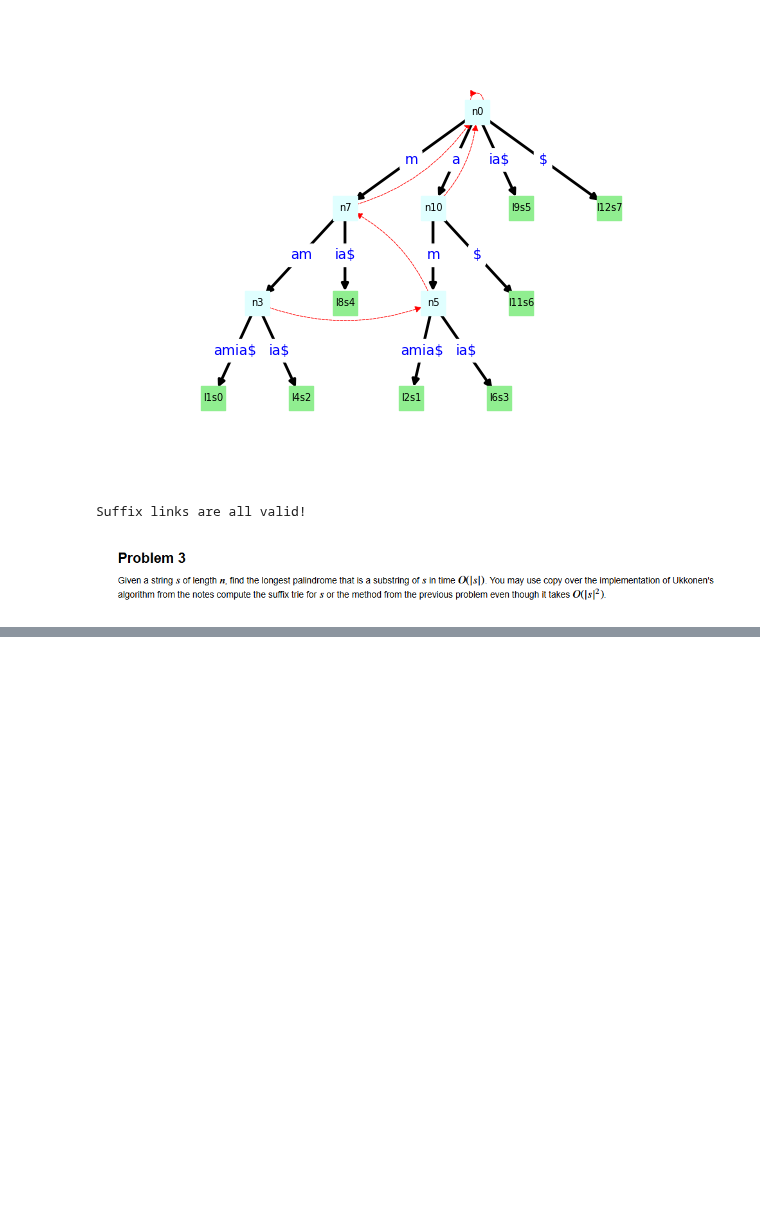
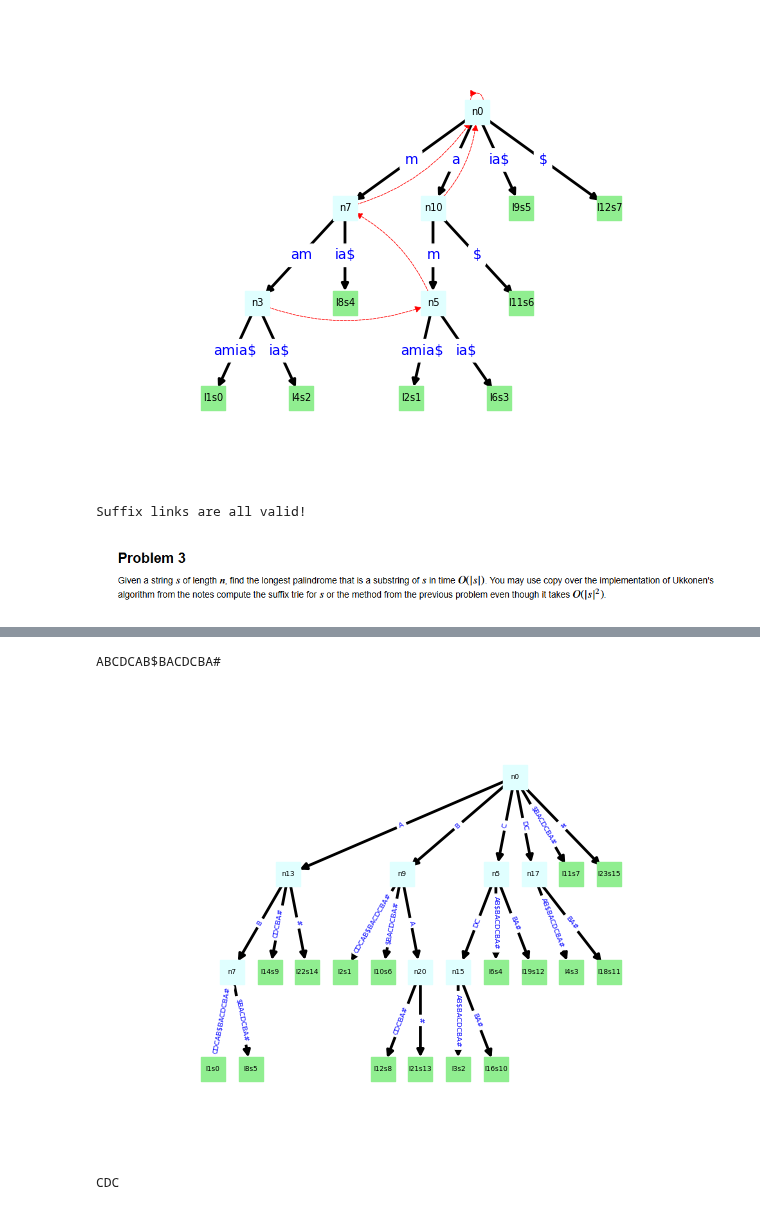
Before and after one commit to hrm123/pythondemo, a Jupyter notebook: notebooks/quantum_algorithms/Assignment4.ipynb, the cells around one changed output, grey strips where cells are left out. Saved outputs shown, nothing was run; the diff lists cells and outputs as text; code cells hidden in the pictures; blank space fills up the shorter version.

```diff
--- a/notebooks/quantum_algorithms/Assignment4.ipynb
+++ b/notebooks/quantum_algorithms/Assignment4.ipynb
@@ -947,0 +1035,8 @@ Suffix links are all valid!
+# %%
+t = find_longest_palindrome("ABCDCAB$")
+print(t)
+assert t == "CDC"
+# %% [output]
+ABCDCAB$BACDCBA#
+[figure, added]
+CDC
```
Also changed, not shown: parts of 7 cells of this notebook, 1 other file.
